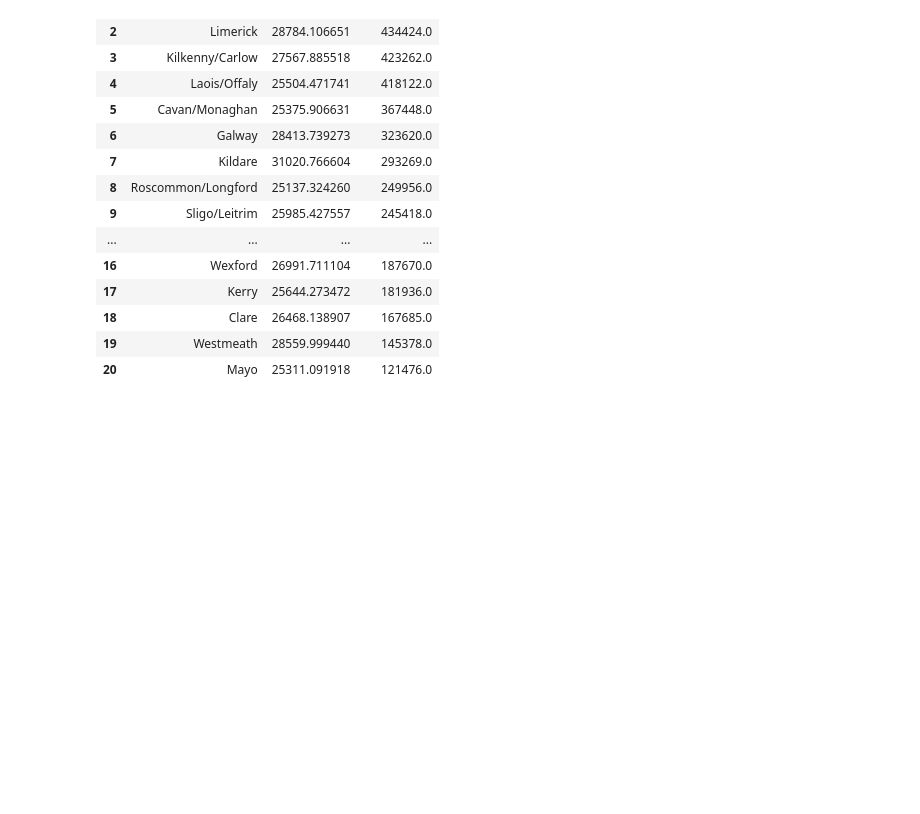
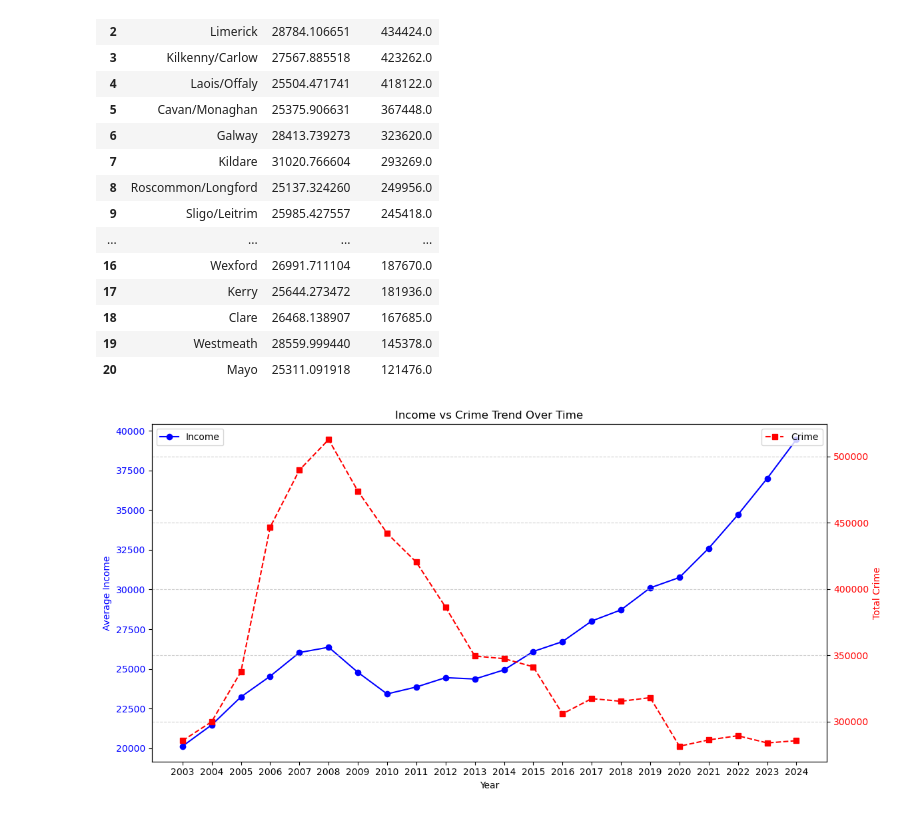
Before and after one commit to LinhLe9/Analytics-Programming-Crime-Project, a Jupyter notebook: notebooks/income+crime.ipynb, the cells around one changed output. Cells and saved outputs as stored; diff of their text form; code cells hidden in the pictures; blank space fills up the shorter version.

Commit message:
Updated income+crime notebook

```diff
--- a/notebooks/income+crime.ipynb
+++ b/notebooks/income+crime.ipynb
@@ -769,3 +769,58 @@ ORDER BY total_crime DESC;
 | 18 | Clare | 26468.138907 | 167685.0 |
 | 19 | Westmeath | 28559.999440 | 145378.0 |
 | 20 | Mayo | 25311.091918 | 121476.0 |
+# %%
+import matplotlib.pyplot as plt
+
+# --- Fetch data ---
+crime_trend = pd.read_sql("""
+SELECT year, SUM(value) AS total_crime
+FROM crime_year_region
+GROUP BY year
+ORDER BY year;
+""", cloud_engine)
+
+trend = pd.read_sql("""
+SELECT year, AVG(value) AS avg_income
+FROM income_by_region
+WHERE statistic_label = 'Total Income per Person'
+GROUP BY year
+ORDER BY year;
+""", cloud_engine)
+
+# --- Merge ---
+merged = pd.merge(crime_trend, trend, on="year")
+
+# --- Plot ---
+fig, ax1 = plt.subplots(figsize=(12,6))
+
+# Income (blue)
+ax1.plot(merged["year"], merged["avg_income"],
+         marker="o", color="blue", label="Income")
+ax1.set_xlabel("Year")
+ax1.set_ylabel("Average Income", color="blue")
+ax1.tick_params(axis='y', labelcolor="blue")
+
+# Crime (red)
+ax2 = ax1.twinx()
+ax2.plot(merged["year"], merged["total_crime"],
+         marker="s", linestyle="--", color="red", label="Crime")
+ax2.set_ylabel("Total Crime", color="red")
+ax2.tick_params(axis='y', labelcolor="red")
+
+# Title
+plt.title("Income vs Crime Trend Over Time")
+
+# Legends
+ax1.legend(loc="upper left")
+ax2.legend(loc="upper right")
+
+# X-axis
+plt.xticks(merged["year"], rotation=45, fontsize=8)
+
+plt.grid(True, linestyle="--", alpha=0.6)
+plt.tight_layout()
+
+plt.show()
+# %% [output]
+[figure, added]
```
